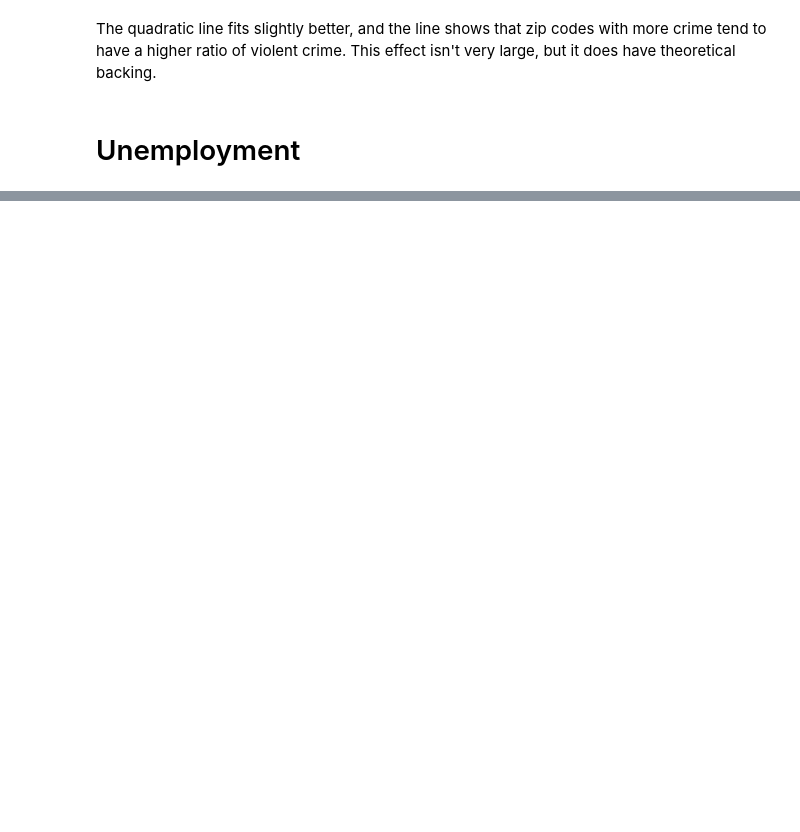
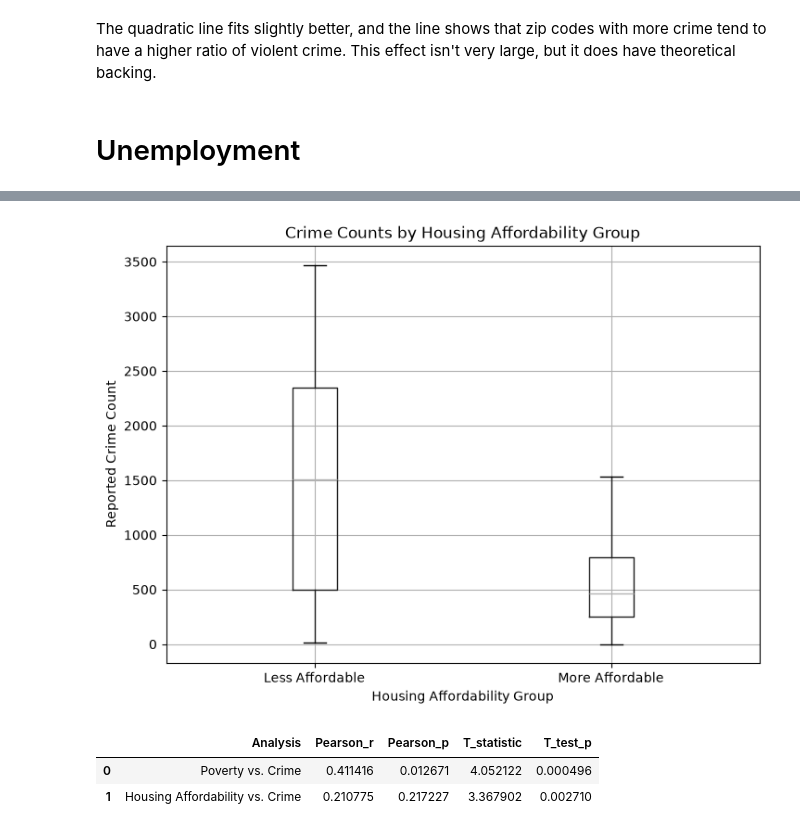
Before and after one commit to loudpugpug42/cs5830_project2, a Jupyter notebook: project2.ipynb, the cells around one changed output, grey strips where cells are left out. Saved outputs shown, nothing was run; the diff lists cells and outputs as text; code cells hidden in the pictures; blank space fills up the shorter version.

```diff
--- a/project2.ipynb
+++ b/project2.ipynb
@@ -135,0 +602,44 @@ plt.show()
+# %%
+analysis_df.boxplot(
+    column="Crime_Count",
+    by="Affordability_Group",
+    figsize=(8, 6)
+)
+
+plt.title("Crime Counts by Housing Affordability Group")
+plt.suptitle("")
+plt.xlabel("Housing Affordability Group")
+plt.ylabel("Reported Crime Count")
+
+plt.show()
+# %% [output]
+[figure, added]
+# %%
+results = pd.DataFrame({
+    "Analysis": [
+        "Poverty vs. Crime",
+        "Housing Affordability vs. Crime"
+    ],
+    "Pearson_r": [
+        r_poverty,
+        r_affordability
+    ],
+    "Pearson_p": [
+        p_poverty,
+        p_affordability
+    ],
+    "T_statistic": [
+        t_poverty,
+        t_affordability
+    ],
+    "T_test_p": [
+        p_t_poverty,
+        p_t_affordability
+    ]
+})
+
+results
+# %% [output]
+|  | Analysis | Pearson_r | Pearson_p | T_statistic | T_test_p |
+| 0 | Poverty vs. Crime | 0.411416 | 0.012671 | 4.052122 | 0.000496 |
+| 1 | Housing Affordability vs. Crime | 0.210775 | 0.217227 | 3.367902 | 0.002710 |
```
Also changed, not shown: parts of 29 cells of this notebook.
